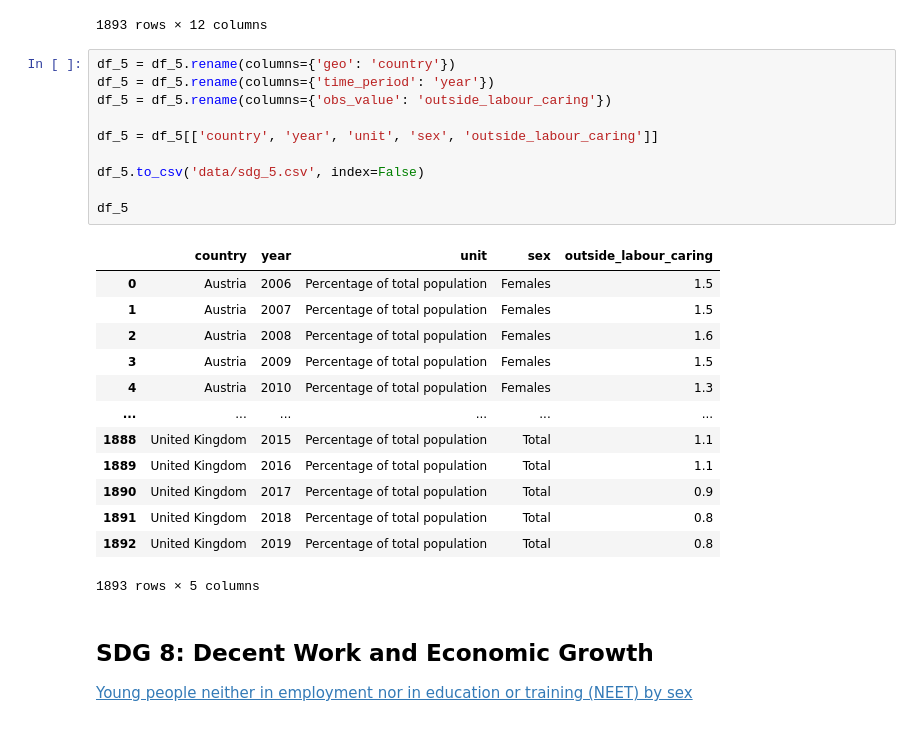
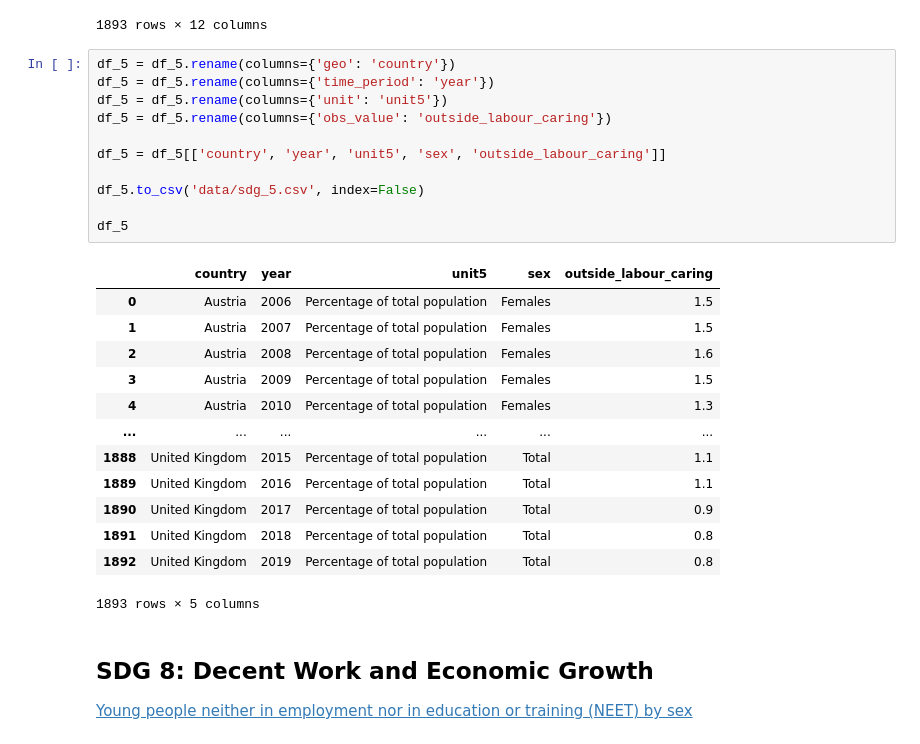
Before and after one commit to mozartfish/DH2321-Final-Project, a Jupyter notebook: data_cleaning.ipynb, the cells around one changed output. Drawn from its saved outputs; the diff is of its cells as text.

```diff
--- a/data_cleaning.ipynb
+++ b/data_cleaning.ipynb
@@ -70,15 +71,16 @@ df_5
 # %%
 df_5 = df_5.rename(columns={'geo': 'country'})
 df_5 = df_5.rename(columns={'time_period': 'year'})
+df_5 = df_5.rename(columns={'unit': 'unit5'})
 df_5 = df_5.rename(columns={'obs_value': 'outside_labour_caring'})
 
-df_5 = df_5[['country', 'year', 'unit', 'sex', 'outside_labour_caring']]
+df_5 = df_5[['country', 'year', 'unit5', 'sex', 'outside_labour_caring']]
 
 df_5.to_csv('data/sdg_5.csv', index=False)
 
 df_5
 # %% [output]
-|  | country | year | unit | sex | outside_labour_caring |
+|  | country | year | unit5 | sex | outside_labour_caring |
 | 0 | Austria | 2006 | Percentage of total population | Females | 1.5 |
 | 1 | Austria | 2007 | Percentage of total population | Females | 1.5 |
 | 2 | Austria | 2008 | Percentage of total population | Females | 1.6 |
```
Also changed, not shown: parts of 7 cells of this notebook, 8 other files.
